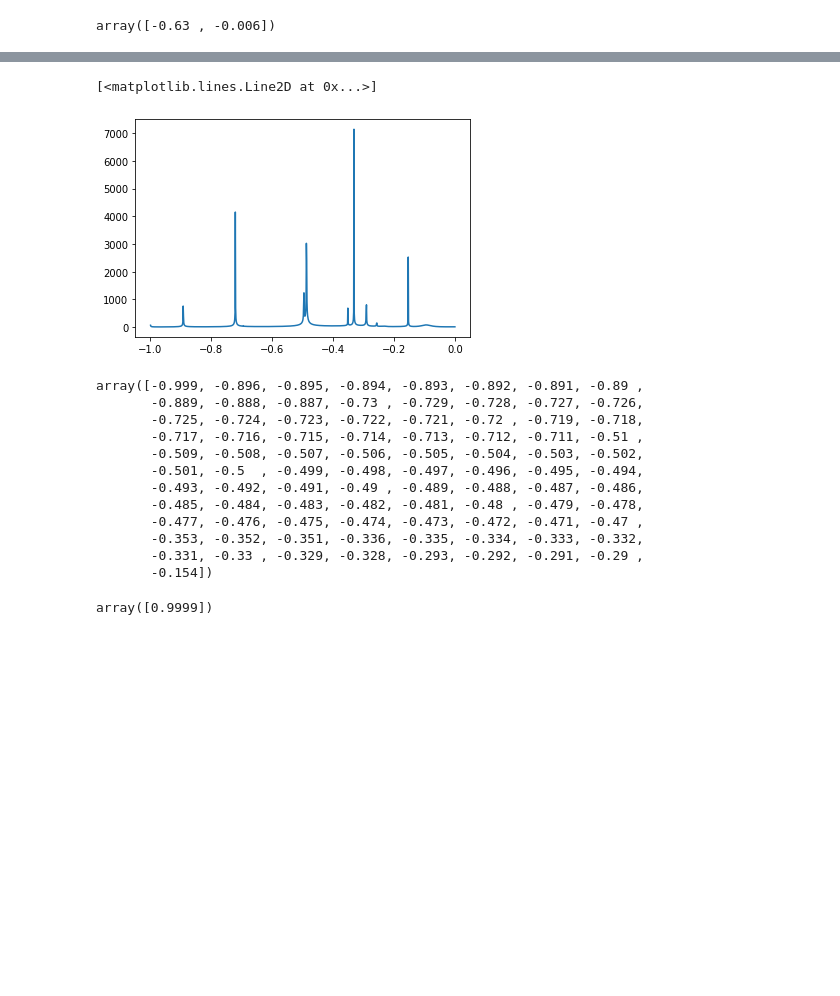
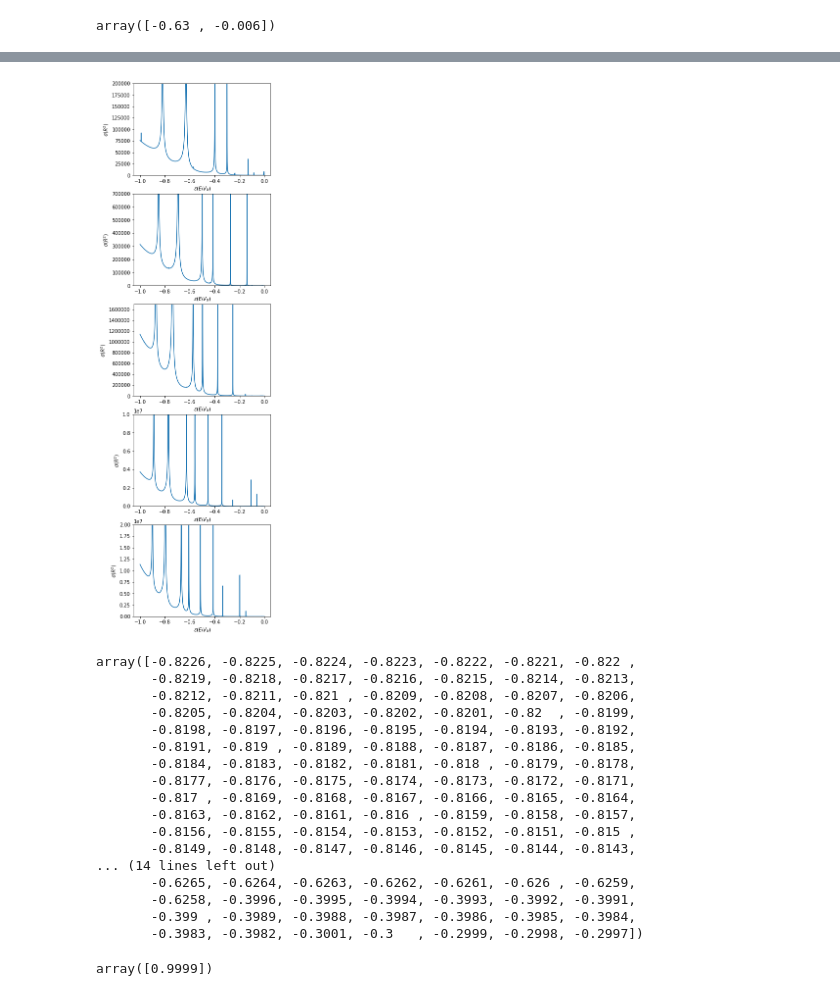
Before and after one commit to SantiagoBeltran/TareaParticulas, a Jupyter notebook: TareaParticulas.ipynb, the cells around one changed output, grey strips where cells are left out. Drawn from its saved outputs; the diff is of its cells as text; code cells hidden in the pictures; blank space fills up the shorter version.

```diff
--- a/TareaParticulas.ipynb
+++ b/TareaParticulas.ipynb
@@ -61,9 +63,9 @@ plt.legend()
 # %%
 def tanDl(x, l, rho):
     y=rho*np.sqrt(x+1)
-    z=1j*rho*np.sqrt(-x)
+    z=rho*1j*np.sqrt(-x)
     g=y*spe.spherical_jn(l,z)*spe.spherical_jn(l,y, derivative=True)-z*spe.spherical_jn(l,z, derivative=True)*spe.spherical_jn(l,y)
-    h=z*spe.spherical_yn(l,z, derivative=True)*spe.spherical_jn(l,y)-y*spe.spherical_jn(l,y,derivative=True)*spe.spherical_yn(l,1j*z)
+    h=z*spe.spherical_yn(l,z, derivative=True)*spe.spherical_jn(l,y)-y*spe.spherical_jn(l,y,derivative=True)*spe.spherical_yn(l,z)
     f=-g/h
     return f
 # %%
@@ -73,29 +75,42 @@ def sigma(x, rho):
         d=tanDl(x,i,rho)/(np.sqrt(1+tanDl(x,i,rho)**2))
         s+=-4*np.pi*(2*i+1)*(abs(d))**2/(rho**2*x)
     return s
-# %%
-x=np.arange(-1,0.0,0.001)
-plt.figure()
-plt.plot(x, sigma(x,np.sqrt(40)))
-#plt.ylim(0,1000)
-# %% [output]
-[<matplotlib.lines.Line2D at 0x...>]
-[figure, removed]
+# %%
+x=np.arange(-0.9999,0.0,0.0001)
+C=np.zeros((len(rho), len(x)))
+for i in range(len(rho)):
+    C[i]=sigma(x,rho[i])
+# %%
+plt.figure(figsize=(5,20))
+limites=np.array([200000,700000,1700000,10000000,20000000])
+for i in range(len(rho)):
+    plt.subplot(len(rho),1,i+1)
+    plt.plot(x, C[i])
+    plt.ylim(0,limites[i])
+    plt.xlabel(r"$\epsilon(E/V_0)$")
+    plt.ylabel(r"$\sigma(R^2)$")
+# %% [output]
+[figure, added]
 # %%
-x[sigma(x,np.sqrt(40))>50]
+x[sigma(x,np.sqrt(40))>200000]
 # %% [output]
-array([-0.999, -0.896, -0.895, -0.894, -0.893, -0.892, -0.891, -0.89 ,
-       -0.889, -0.888, -0.887, -0.73 , -0.729, -0.728, -0.727, -0.726,
-       -0.725, -0.724, -0.723, -0.722, -0.721, -0.72 , -0.719, -0.718,
-       -0.717, -0.716, -0.715, -0.714, -0.713, -0.712, -0.711, -0.51 ,
-       -0.509, -0.508, -0.507, -0.506, -0.505, -0.504, -0.503, -0.502,
-       -0.501, -0.5  , -0.499, -0.498, -0.497, -0.496, -0.495, -0.494,
-       -0.493, -0.492, -0.491, -0.49 , -0.489, -0.488, -0.487, -0.486,
-       -0.485, -0.484, -0.483, -0.482, -0.481, -0.48 , -0.479, -0.478,
-       -0.477, -0.476, -0.475, -0.474, -0.473, -0.472, -0.471, -0.47 ,
-       -0.353, -0.352, -0.351, -0.336, -0.335, -0.334, -0.333, -0.332,
-       -0.331, -0.33 , -0.329, -0.328, -0.293, -0.292, -0.291, -0.29 ,
-       -0.154])
+array([-0.8226, -0.8225, -0.8224, -0.8223, -0.8222, -0.8221, -0.822 ,
+       -0.8219, -0.8218, -0.8217, -0.8216, -0.8215, -0.8214, -0.8213,
+       -0.8212, -0.8211, -0.821 , -0.8209, -0.8208, -0.8207, -0.8206,
+       -0.8205, -0.8204, -0.8203, -0.8202, -0.8201, -0.82  , -0.8199,
+       -0.8198, -0.8197, -0.8196, -0.8195, -0.8194, -0.8193, -0.8192,
+       -0.8191, -0.819 , -0.8189, -0.8188, -0.8187, -0.8186, -0.8185,
+       -0.8184, -0.8183, -0.8182, -0.8181, -0.818 , -0.8179, -0.8178,
+       -0.8177, -0.8176, -0.8175, -0.8174, -0.8173, -0.8172, -0.8171,
+       -0.817 , -0.8169, -0.8168, -0.8167, -0.8166, -0.8165, -0.8164,
+       -0.8163, -0.8162, -0.8161, -0.816 , -0.8159, -0.8158, -0.8157,
+       -0.8156, -0.8155, -0.8154, -0.8153, -0.8152, -0.8151, -0.815 ,
+       -0.8149, -0.8148, -0.8147, -0.8146, -0.8145, -0.8144, -0.8143,
+... (14 lines left out)
+       -0.6265, -0.6264, -0.6263, -0.6262, -0.6261, -0.626 , -0.6259,
+       -0.6258, -0.3996, -0.3995, -0.3994, -0.3993, -0.3992, -0.3991,
+       -0.399 , -0.3989, -0.3988, -0.3987, -0.3986, -0.3985, -0.3984,
+       -0.3983, -0.3982, -0.3001, -0.3   , -0.2999, -0.2998, -0.2997])
 # %%
 x
 # %% [output]
```
Also changed, not shown: parts of 2 cells of this notebook.
